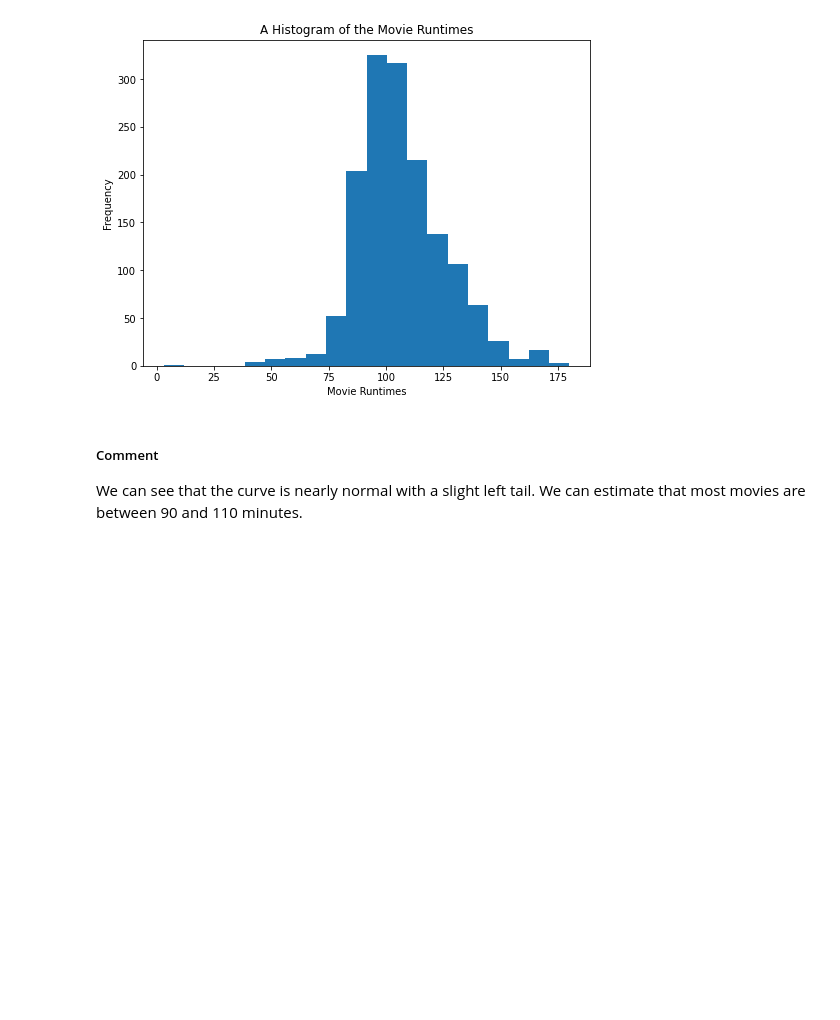
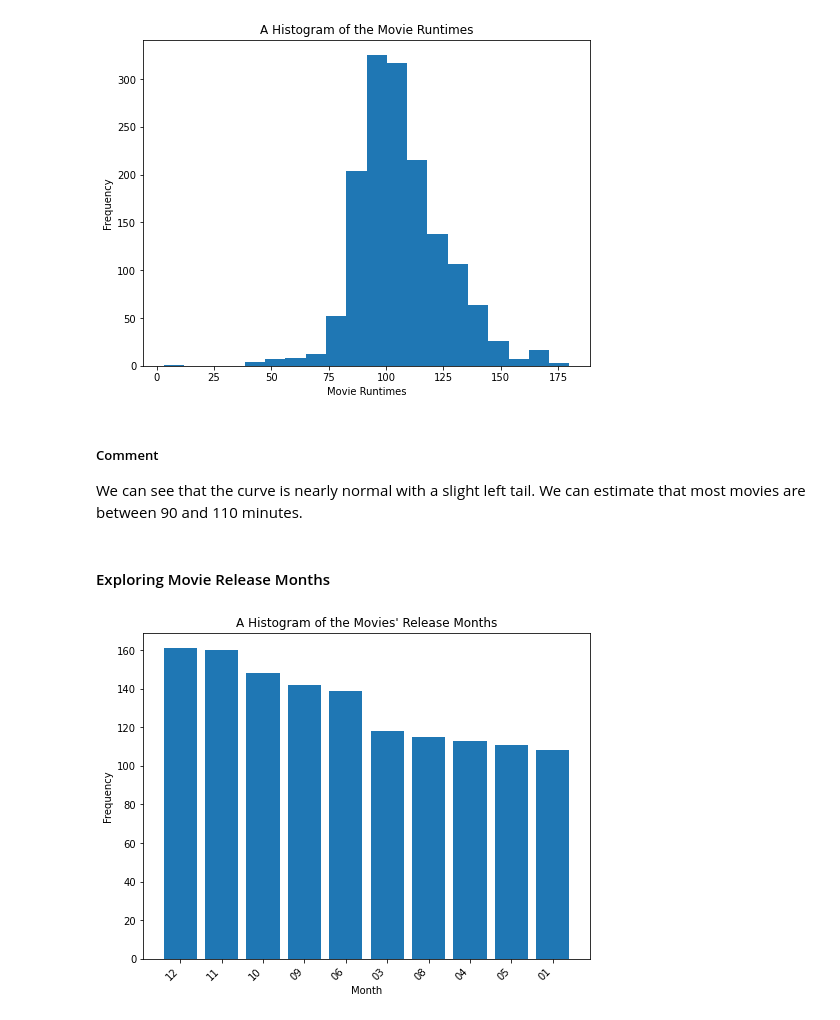
Before and after one commit to ggeorgekkariuki/Microsoft-Movie-Analysis, a Jupyter notebook: student.ipynb, the cells around one changed output. Cells and saved outputs as stored; diff of their text form; code cells hidden in the pictures; blank space fills up the shorter version.

```diff
--- a/student.ipynb
+++ b/student.ipynb
@@ -545,3 +545,14 @@ plot_hist(data=data,
 # %% [markdown]
 ##### Comment
 We can see that the curve is nearly normal with a slight left tail. We can estimate that most movies are between 90 and 110 minutes.
+# %% [markdown]
+#### Exploring Movie Release Months
+# %%
+#### Exploring Release Months
+data = movies_df["month"].value_counts()[:10]
+plot_bar(data=data,
+          title="A Histogram of the Movies' Release Months",
+         xlabel="Month",
+         ylabel="Frequency");
+# %% [output]
+[figure, added]
```
Also changed, not shown: parts of 8 cells of this notebook.
